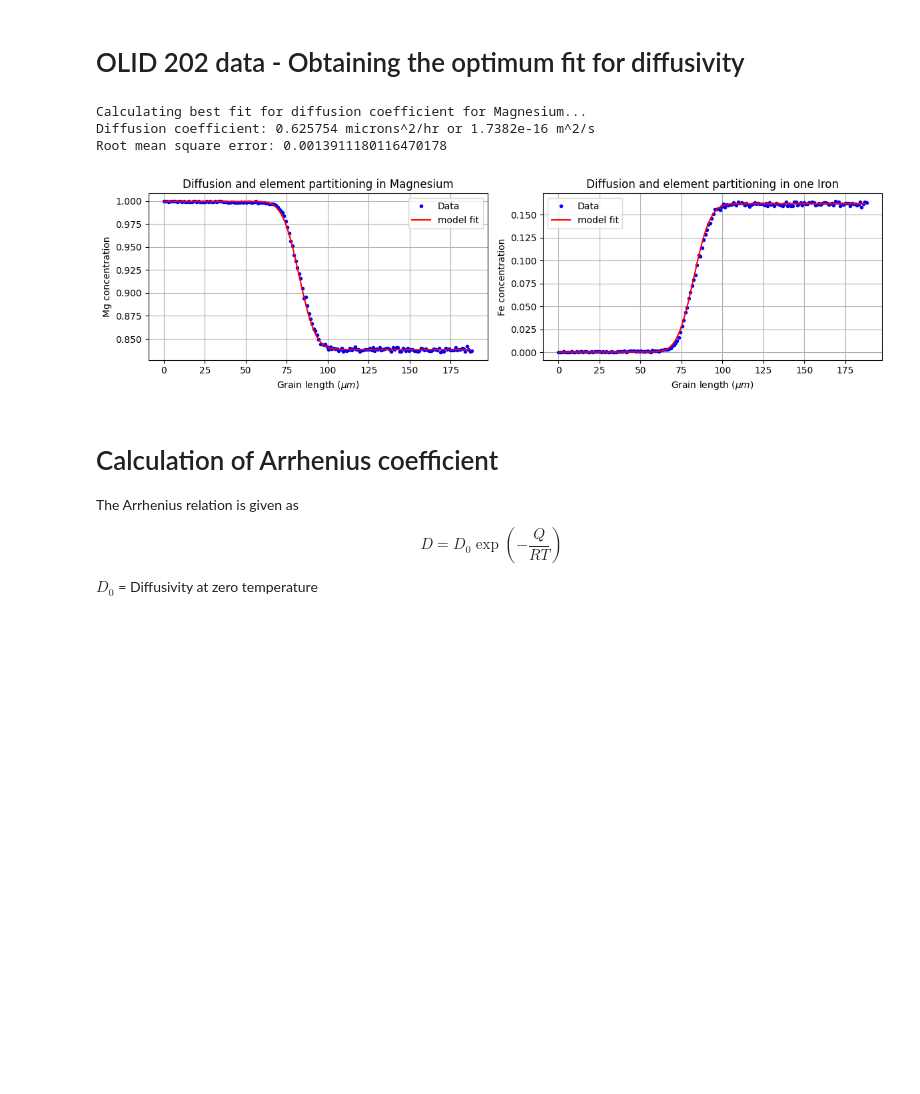
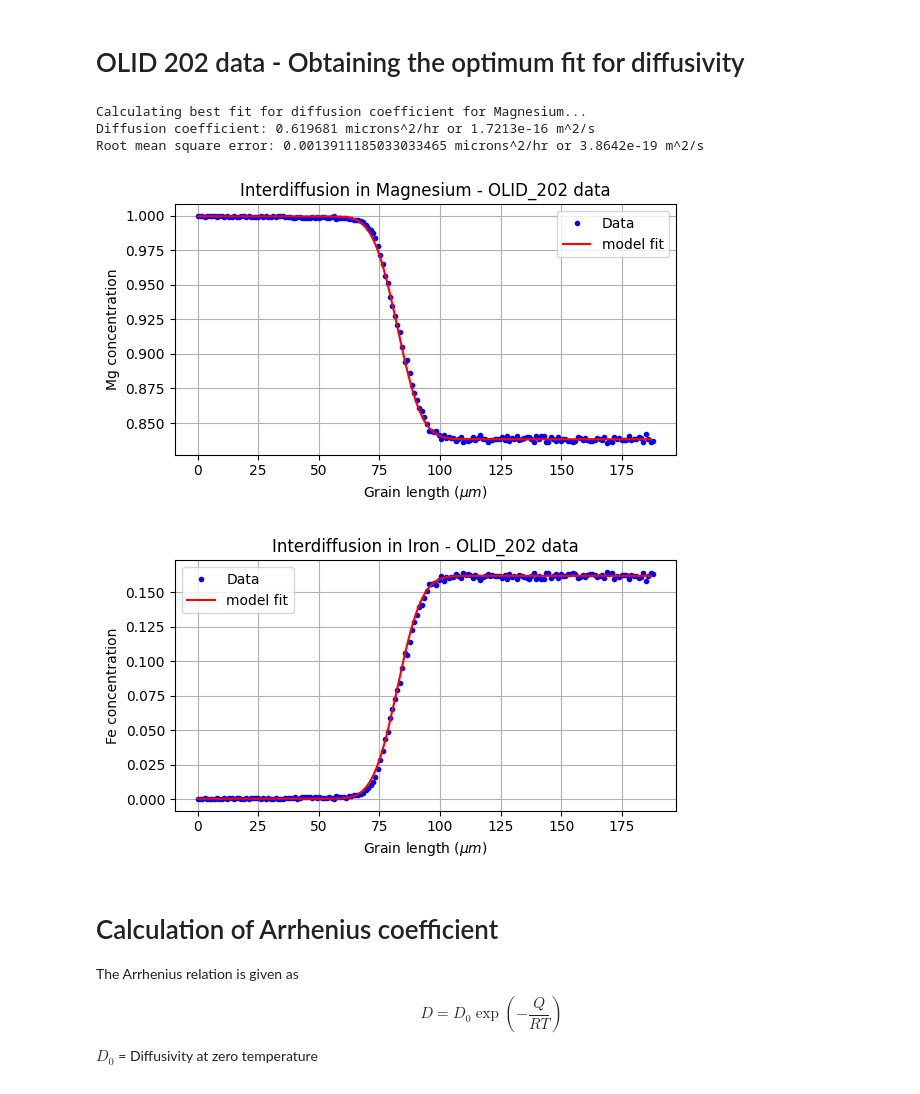
Before and after one commit to chandan-kumarsahu/CP-Project-Grain-Interdiffusion, a Jupyter notebook: Element_Partitioning_and_Diffusion/CN_grain_diffusion_PS2.ipynb, the cells around one changed output. Drawn from its saved outputs; the diff is of its cells as text; code cells hidden in the pictures; blank space fills up the shorter version.

```diff
--- a/Element_Partitioning_and_Diffusion/CN_grain_diffusion_PS2.ipynb
+++ b/Element_Partitioning_and_Diffusion/CN_grain_diffusion_PS2.ipynb
@@ -300,9 +303,9 @@ X_Mg = DATA[:, 1]           # Magnesium concentration
 X_Fe = DATA[:, 2]           # Iron concentration
 
 # Constants and parameters
-t_max = 51.5                # total simulation time
+t_max = 52.4                # total simulation time
 L_grain1 = 83               # length of the grain 1
-L_grain2 = 105              # length of the grain 2
+L_grain2 = 188-83              # length of the grain 2
 dt = 0.5                    # time step
 z_max = L_grain1 + L_grain2
 dl = z_max / (len(Dist))    # spatial step
@@ -335,7 +338,7 @@ print('Calculating best fit for diffusion coefficient for Magnesium...')
 Diff = find_min_solution(func_Mg, 1e-4, 1, tol=tol)
 
 print('Diffusion coefficient:', np.round(Diff, 6), 'microns^2/hr or {:.4e}'.format(Diff*1e-12/3600), 'm^2/s')
-print('Root mean square error:', func_Mg(Diff))
+print('Root mean square error:', func_Mg(Diff), 'microns^2/hr or {:.4e}'.format(func_Mg(Diff)*1e-12/3600), 'm^2/s')
 print()
 
 ########################################### X_Fe ###########################################
@@ -350,38 +353,39 @@ def init_X_Fe_right(X_Fe):
 
 # def func_Fe(Diff):
 #     # Function to calculate the error for Iron
 #     solution_Fe, spatial_grid, time_grid = crank_nicolson_diffusion(L_grain1, L_grain2, t_max, dt, Diff, Diff, X_Fe,
 #                                                                     init_X_Fe_left, init_X_Fe_right, source_term,
 #                                                                     diff_matrix_isolated_boundary_G2)
 #     # Calculate Root Mean Square Error
 #     rmse = np.sqrt(np.sum(((X_Fe - solution_Fe[:, -1])**2))/len(X_Fe))
 #     return rmse
 
 # print('Calculating best fit for diffusion coefficient for Iron...')
 # # find the best fit for the diffusion coefficient by bisection method
 # Diff = find_min_solution(func_Fe, 1e-4, 1, tol=tol)
 
 # print('Diffusion coefficient:', np.round(Diff, 6), 'microns^2/hr or {:.4e}'.format(Diff*1e-12/3600), 'm^2/s')
-# print('Root mean square error:', func_Fe(Diff))
+# print('Root mean square error:', func_Fe(Diff), 'microns^2/hr or {:.4e}'.format(func_Fe(Diff)*1e-12/3600), 'm^2/s')
 # print()
 
 # Append the values taken from the data file to the arrays
 Diffusivity_array.append(Diff)
 Temperature_array.append(1300)
 fO2_array.append(-12.04)
 
 # Calculate the diffusion equation solution using the best fit diffusion coefficient
 solution_Mg, spatial_grid, time_grid = crank_nicolson_diffusion(L_grain1, L_grain2, t_max, dt, Diff, Diff, X_Mg, init_X_Mg_left, init_X_Mg_right, source_term, diff_matrix_isolated_boundary_G2)
 solution_Fe, spatial_grid, time_grid = crank_nicolson_diffusion(L_grain1, L_grain2, t_max, dt, Diff, Diff, X_Fe, init_X_Fe_left, init_X_Fe_right, source_term, diff_matrix_isolated_boundary_G2)
 
 # Plot the diffusion equation solution
-plot_diff(time_grid, spatial_grid, solution_Mg, X_Mg, Dist, solution_Fe, X_Fe)
+plot_diff('OLID_202', time_grid, spatial_grid, solution_Mg, X_Mg, Dist, solution_Fe, X_Fe)
 plt.show()
 # %% [output]
 Calculating best fit for diffusion coefficient for Magnesium...
-Diffusion coefficient: 0.625754 microns^2/hr or 1.7382e-16 m^2/s
-Root mean square error: 0.0013911180116470178
+Diffusion coefficient: 0.619681 microns^2/hr or 1.7213e-16 m^2/s
+Root mean square error: 0.0013911185033033465 microns^2/hr or 3.8642e-19 m^2/s
-[figure, old version]
+[figure, new version]
+[figure, added]
 # %% [markdown]
 # Calculation of Arrhenius coefficient
 
```
Also changed, not shown: parts of 5 cells of this notebook, 36 other files.
